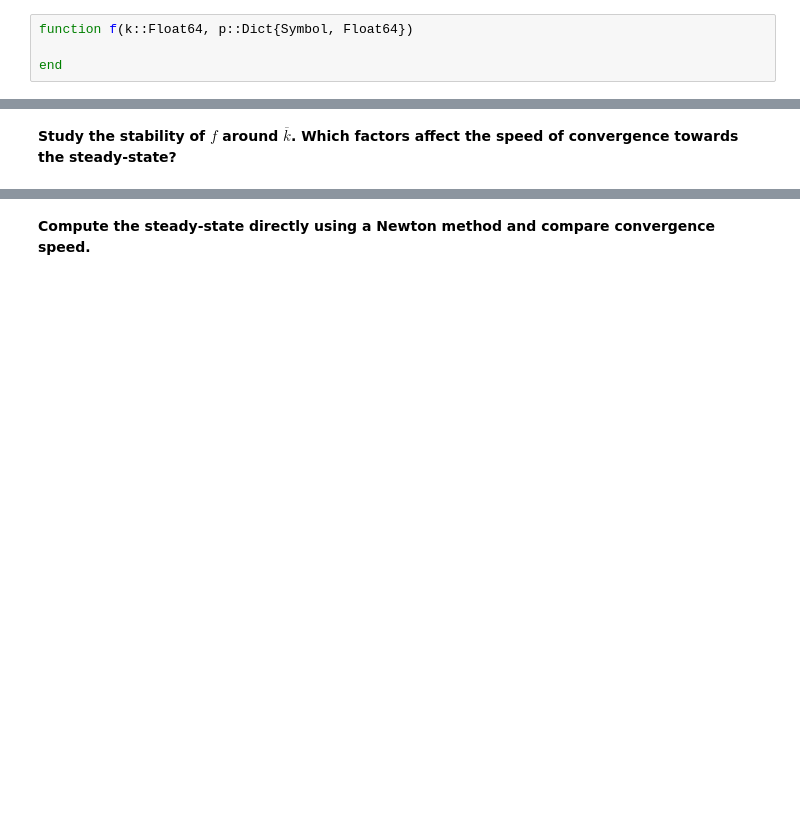
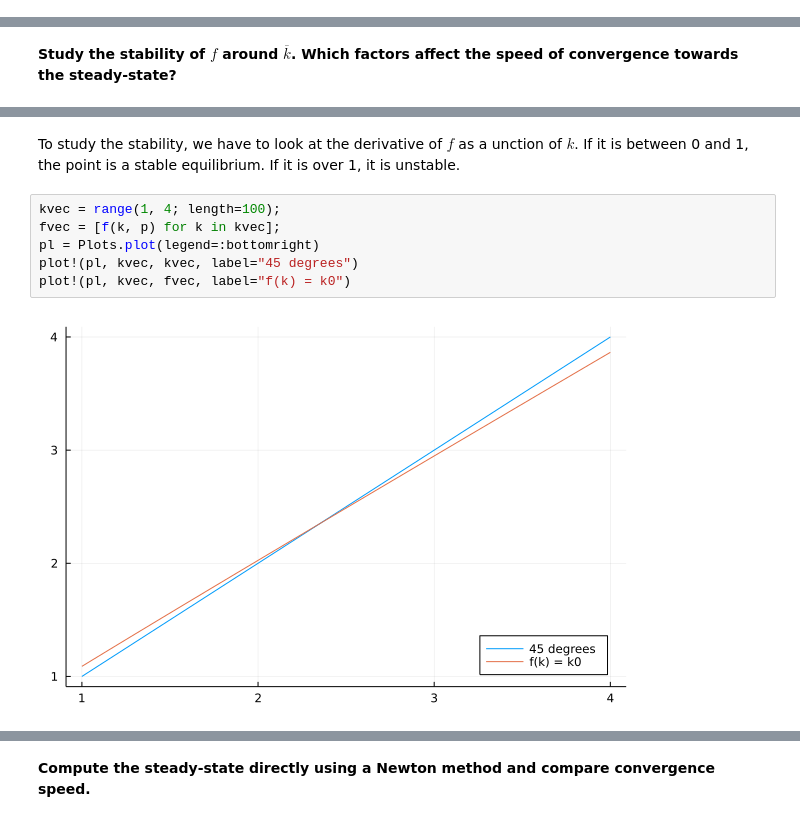
Before and after one commit to thomastressel/eco309, a Jupyter notebook: tutorials/2_solow.ipynb, the cells around one changed output, grey strips where cells are left out. Cells and saved outputs as stored; diff of their text form; blank space fills up the shorter version.

```diff
--- a/tutorials/2_solow.ipynb
+++ b/tutorials/2_solow.ipynb
@@ -43,7 +60,3 @@ Our goal is to compute the steady-state and assess its stability.
 __Compute a function `f` which returns the capital $\hat{k}_{t+1}$ as a function of $\hat{k_t}$. It is suggested to define `f(k::Float64, p::Dict{Symbol, Float64})` where `p` is a dictionary of parameters.__
 # %% [markdown]
  (note: such a dictionary can be defined as `p = Dict(:a=>0.9, :b=>4)` and accessed with brackets `p[:a]` or `p[:b]`) (note2: symbols like `:a` or `:b` are lightweight string. The content must be a valid julia identifier so that it is valid to write `a=p[:a]`)
-# %%
-function f(k::Float64, p::Dict{Symbol, Float64})
-
-end
@@ -55,0 +161,10 @@ __Study the stability of $f$ around $\overline{k}$. Which factors affect the spe
+# %% [markdown]
+To study the stability, we have to look at the derivative of $f$ as a unction of $k$. If it is between 0 and 1, the point is a stable equilibrium. If it is over 1, it is unstable.
+# %%
+kvec = range(1, 4; length=100);
+fvec = [f(k, p) for k in kvec];
+pl = Plots.plot(legend=:bottomright)
+plot!(pl, kvec, kvec, label="45 degrees")
+plot!(pl, kvec, fvec, label="f(k) = k0")
+# %% [output]
+[figure, added]
```
Also changed, not shown: parts of 19 cells of this notebook.
